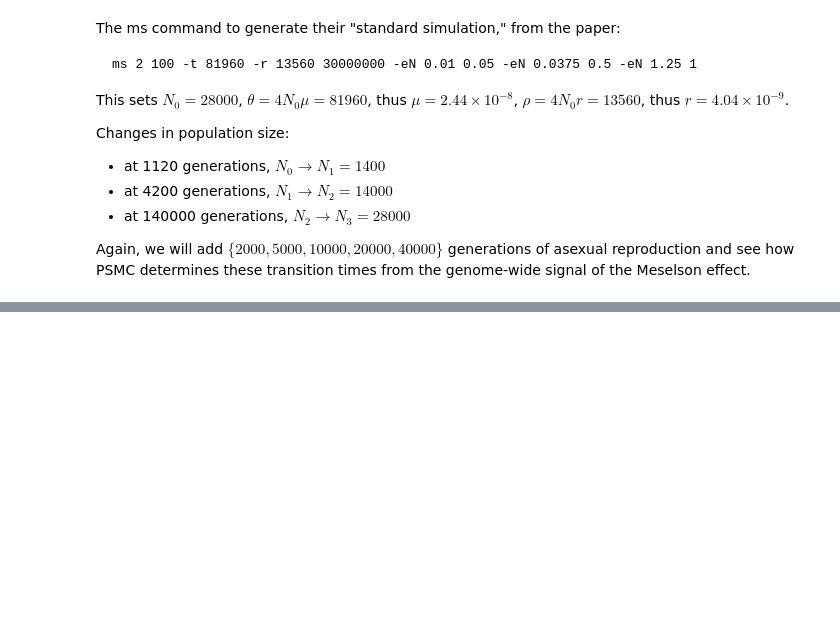
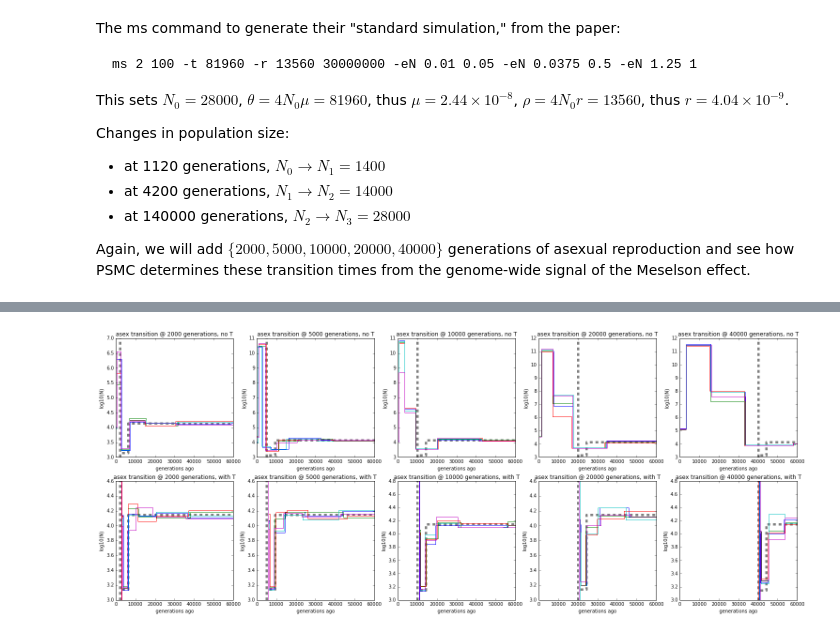
Before and after one commit to ammodramus/tsmc, a Jupyter notebook: snail_sims.ipynb, the cells around one changed output, grey strips where cells are left out. Drawn from its saved outputs; the diff is of its cells as text; code cells hidden in the pictures; blank space fills up the shorter version.

Commit message:
update to ipynb: w/ analysis of contigized genome

```diff
--- a/snail_sims.ipynb
+++ b/snail_sims.ipynb
@@ -1049,3 +1049,6 @@ theta = 4*N0*muStd*chromLen
 rho = 4*N0*rStd*chromLen
 
 asexGens = np.array([2000, 5000, 10000, 20000, 40000], dtype = np.int)
+
+trueTs = np.array([1120, 4200, 140000])
+trueNs = np.array([1400,14000,28000])
@@ -1056,8 +1057,6 @@ array([ 2000,  5000, 10000, 20000, 40000])
 
 stdAssemblyMsCmd = "scrm 2 {numChroms} -t {theta} -r {rho} {chromLen} -eN 0.01 0.05 -eN 0.0375 0.5 -eN 1.25 1".format(
     numChroms = numChroms, theta = theta, rho = rho, chromLen = chromLen)
-
-print stdAssemblyMsCmd
 
 datadir = "stdassemblysimdata"
 
@@ -1082,13 +1081,14 @@ for asexGen in stdAsexGensRescaled:
 # control runs with constant size and no history of asex
 for rep in xrange(1,numReps+1):
     filename = "{}/standard_assembly_sim_data_t{}_rho{}_no_asex_rep{}".format(datadir, theta, rho, rep)
-    msCmd = stdAssemblyMsCmd
-    ms2psmcfaCmd = 'python contigize_ms.py {msfilename} {conLensFilename} > {msfilename}.psmc'.format(
-        msfilename = filename, conLensFilename = contigLenFilename)
-    psmcfilename = '{}/results_standard_assembly_t{}_rho{}_no_asex_rep{}'.format(datadir, theta, rho, rep)
-    psmcCmd = 'psmc {}.psmc > {}'.format(filename, psmcfilename)
-    psmcfilenameT = '{}/results_standard_assembly_t{}_rho{}_no_asex_rep{}_T'.format(datadir, theta, rho, rep)
-    psmcCmdT = 'psmc {}.psmc -T 0.5 > {}'.format(filename, psmcfilenameT)
+    psmcfilename = filename+'.psmc'
+    msCmd = stdAssemblyMsCmd + ' > {}'.format(filename)
+    ms2psmcfaCmd = 'python contigize_ms.py {msfilename} {conLensFilename} > {psmcfilename}'.format(
+        msfilename = filename, conLensFilename = contigLenFilename, psmcfilename = psmcfilename)
+    resultsfilename = '{}/results_standard_assembly_t{}_rho{}_no_asex_rep{}'.format(datadir, theta, rho, rep)
+    psmcCmd = 'psmc {} > {}'.format(psmcfilename, resultsfilename)
+    resultsfilenameT = '{}/results_standard_assembly_t{}_rho{}_no_asex_rep{}_T'.format(datadir, theta, rho, rep)
+    psmcCmdT = 'psmc {} -T 0.5 > {}'.format(psmcfilename, resultsfilenameT)
     wholeCmd = '{} && {} && {} && {}'.format(msCmd, ms2psmcfaCmd, psmcCmd, psmcCmdT)
     stdMsCmdsAssembly.write(wholeCmd+'\n')
 stdMsCmdsAssembly.close()
@@ -1104,0 +1172,38 @@ scrm 2 100 -t 27328.0 -r 4524.8 10000000 -eN 0.01 0.05 -eN 0.0375 0.5 -eN 1.25 1
+# %%
+###### plot the standard-sim, assembly-specific simulations
+
+fig, axes = plt.subplots(nrows=2,ncols=len(asexGens), figsize = (26,10))
+for colIdx, asexGen in enumerate(asexGens):
+    # first row: no T
+    datp = stdAssemDat.loc[(stdAssemDat['asex'] == asexGen) & (np.isnan(stdAssemDat['divtime'])),:]
+    axis = axes[0, colIdx]
+    plot_psmc(axis, trueTs, trueNs, asexGen, color='gray', lw=5, ls='dashed')
+    for rowIdx in xrange(datp.shape[0]):
+        maxi = int(datp.ix[rowIdx,'maxi'])
+        ts = datp.ix[rowIdx,'t0':('t{}'.format(maxi))]
+        lambdas = datp.ix[rowIdx, 'lambda0':('lambda{}'.format(maxi))]
+        divtime = datp.ix[rowIdx, 'divtime']
+        if np.isnan(divtime):
+            divtime = None
+        plot_psmc(axis, ts, lambdas, divtime, maxt = 60000)
+        axis.set_title('asex transition @ {} generations, no T'.format(asexGen))
+        axis.set_xlabel('generations ago')
+        axis.set_ylabel('log10(N)')
+    # second row: T
+    datp = stdAssemDat.loc[(stdAssemDat['asex'] == asexGen) & (~np.isnan(stdAssemDat['divtime'])),:]
+    axis = axes[1, colIdx]
+    plot_psmc(axis, trueTs, trueNs, asexGen, color='gray', lw=5, ls='dashed')
+    for rowIdx in xrange(datp.shape[0]):
+        maxi = int(datp.ix[rowIdx,'maxi'])
+        ts = datp.ix[rowIdx,'t0':('t{}'.format(maxi))]
+        lambdas = datp.ix[rowIdx, 'lambda0':('lambda{}'.format(maxi))]
+        divtime = datp.ix[rowIdx, 'divtime']
+        if np.isnan(divtime):
+            divtime = None
+        plot_psmc(axis, ts, lambdas, divtime, maxt = 60000)
+        # add true divergence time
+        axis.set_title('asex transition @ {} generations, with T'.format(asexGen))
+        axis.set_xlabel('generations ago')
+        axis.set_ylabel('log10(N)')
+# %% [output]
+[figure, added]
```
Also changed, not shown: parts of 12 cells of this notebook.
